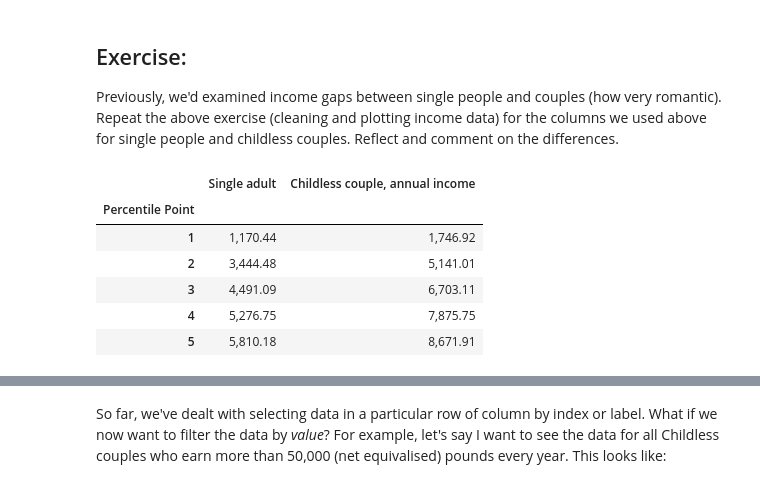
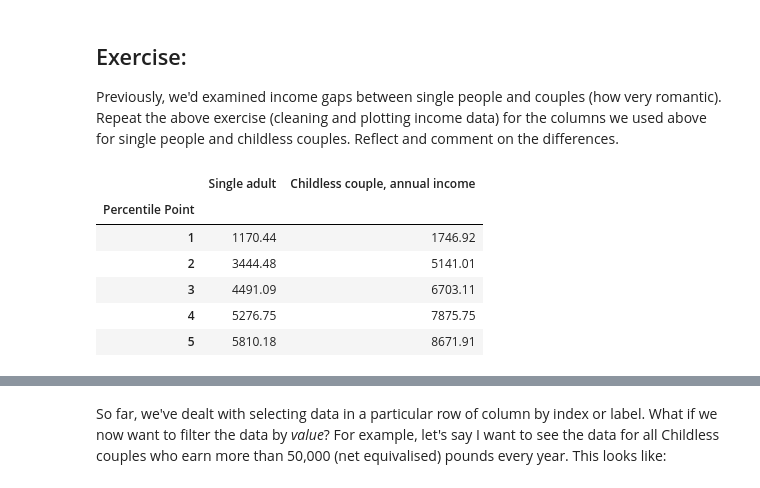
Before and after one commit to boboguan/QM2, a Jupyter notebook: notebooks/W02. Pandas.ipynb, the cells around one changed output, grey strips where cells are left out. Cells and saved outputs as stored; diff of their text form; code cells hidden in the pictures.

```diff
--- a/notebooks/W02. Pandas.ipynb
+++ b/notebooks/W02. Pandas.ipynb
@@ -315,13 +315,15 @@ Text(0, 0.5, 'Income Per Week [GBP]')
 
 Previously, we'd examined income gaps between single people and couples (how very romantic). Repeat the above exercise (cleaning and plotting income data) for the columns we used above for single people and childless couples. Reflect and comment on the differences.
 # %%
-clean = income[['Single adult', 'Childless couple, annual income']]
-clean.head()
+exec = income[['Single adult', 'Childless couple, annual income']]
+exec = exec.replace(',', '', regex = True)
+exec = exec.replace('-', 'NaN', regex = True).astype(float)
+exec.head()
 # %% [output]
 |  | Single adult | Childless couple, annual income |
 | Percentile Point |  |  |
-| 1 | 1,170.44 | 1,746.92 |
-| 2 | 3,444.48 | 5,141.01 |
-| 3 | 4,491.09 | 6,703.11 |
-| 4 | 5,276.75 | 7,875.75 |
-| 5 | 5,810.18 | 8,671.91 |
+| 1 | 1170.44 | 1746.92 |
+| 2 | 3444.48 | 5141.01 |
+| 3 | 4491.09 | 6703.11 |
+| 4 | 5276.75 | 7875.75 |
+| 5 | 5810.18 | 8671.91 |
```
Also changed, not shown: parts of 11 cells of this notebook.
